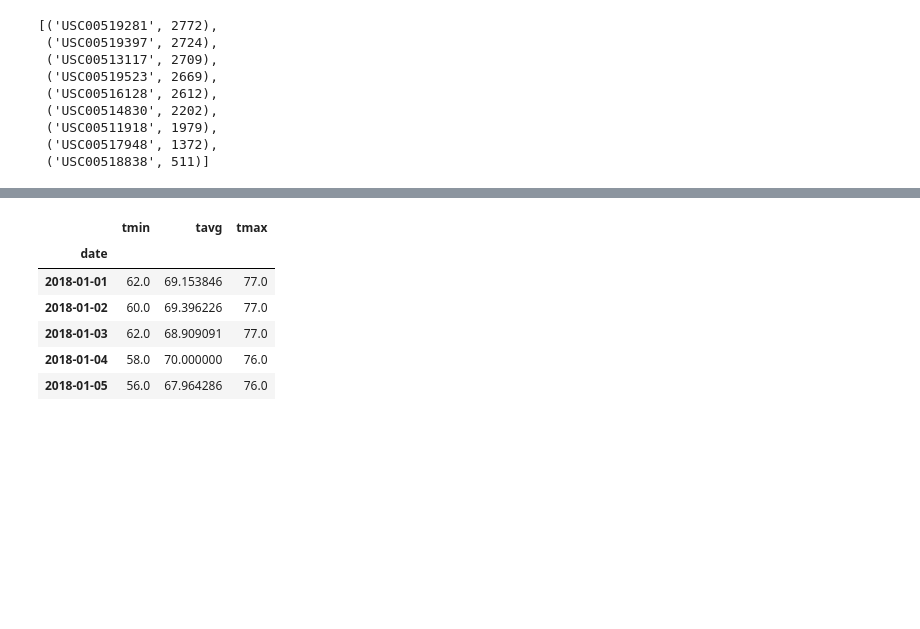
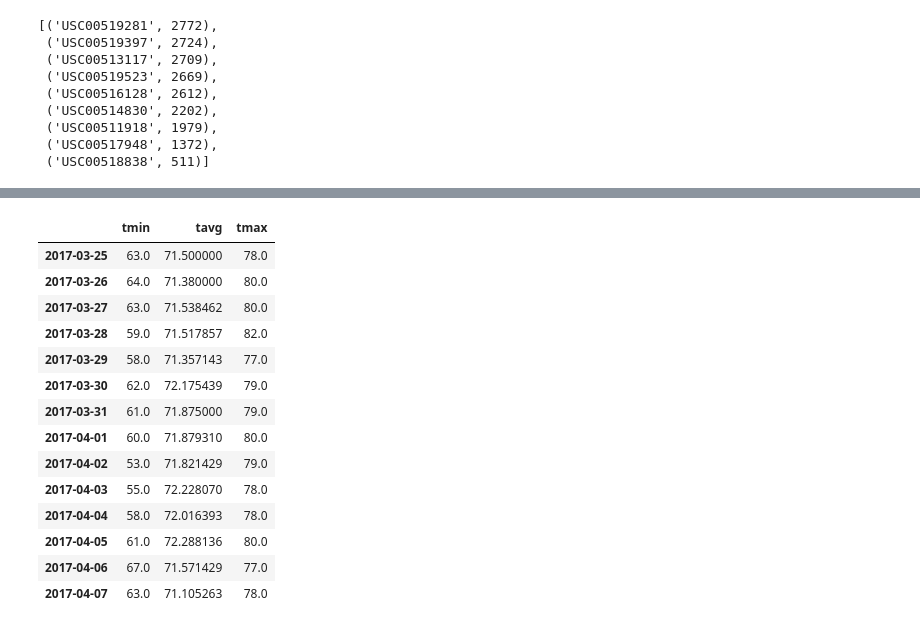
Before and after one commit to imerai/Homework, a Jupyter notebook: HW9/climate.ipynb, the cells around one changed output, grey strips where cells are left out. Saved outputs shown, nothing was run; the diff lists cells and outputs as text; code cells hidden in the pictures; blank space fills up the shorter version.

```diff
--- a/HW9/climate.ipynb
+++ b/HW9/climate.ipynb
@@ -227,19 +286,15 @@ print(calc_temps('2012-02-28', '2012-03-05'))
 # Create a query that will calculate the daily normals
 # (i.e. the averages for tmin, tmax, and tavg for all historic data matching a specific month and day)
 
-def daily_normals(date):
-    """Daily Normals.
-
-    Args:
-        date (str): A date string in the format '%m-%d'
-
-    Returns:
-        A list of tuples containing the daily normals, tmin, tavg, and tmax
-
-    """
-
-    sel = [func.min(Measurement.tobs), func.avg(Measurement.tobs), func.max(Measurement.tobs)]
-    return session.query(*sel).filter(func.strftime("%m-%d", Measurement.date) == date).all()
-
-daily_normals("01-01")
+def daily_normals(day):
+    '''Calculates minimun, average and maximum temperature for a particular day taking into account all years.
+    day - a string in format '%m-%d' '''
+    day_dt = dt.datetime.strptime(day, '%m-%d')
+    tempts = session.query((func.min(Measurement.tobs)), (func.avg(Measurement.tobs)), (func.max(Measurement.tobs))).\
+    filter(func.strftime('%m', Measurement.date) == day_dt.strftime('%m')).\
+    filter(func.strftime('%d', Measurement.date) == day_dt.strftime('%d')).\
+    all()
+    res = [t for t in tempts[0]]
+    return res
+daily_normals("01-31")
 # %% [output]
@@ -255,4 +310,12 @@ daily_normals("01-01")
 # Stip off the year and save a list of %m-%d strings
 
 # Loop through the list of %m-%d strings and calculate the normals for each date
+start_date = "2017-03-25"
+end_date = "2017-04-07"
+vacation_days_short = []
+vacation_days = [dt.datetime.strptime(d[0], '%Y-%m-%d') for d in session.query(Measurement.date).\
+          filter(Measurement.date >= start_date).filter(Measurement.date <= end_date).group_by(Measurement.date).all()]
+for d in vacation_days:
+    vacation_days_short.append(f'{d.month}-{d.day}')
+vacation_days
 # %% [output]
@@ -265,0 +336,6 @@ daily_normals("01-01")
+# %%
+vacation_temps = {}
+for x in range(len(vacation_days_short)):
+    vacation_temps[vacation_days[x]] = daily_normals(vacation_days_short[x])
+    x += 1
+vacation_temps
@@ -266,10 +357,21 @@ daily_normals("01-01")
 # %%
 # Load the previous query results into a Pandas DataFrame and add the `trip_dates` range as the `date` index
+dfdn = pd.DataFrame(vacation_temps).transpose()
+dfdn.columns=['tmin', 'tavg', 'tmax']
+dfdn
 # %% [output]
 |  | tmin | tavg | tmax |
-| date |  |  |  |
-| 2018-01-01 | 62.0 | 69.153846 | 77.0 |
-| 2018-01-02 | 60.0 | 69.396226 | 77.0 |
-| 2018-01-03 | 62.0 | 68.909091 | 77.0 |
-| 2018-01-04 | 58.0 | 70.000000 | 76.0 |
-| 2018-01-05 | 56.0 | 67.964286 | 76.0 |
+| 2017-03-25 | 63.0 | 71.500000 | 78.0 |
+| 2017-03-26 | 64.0 | 71.380000 | 80.0 |
+| 2017-03-27 | 63.0 | 71.538462 | 80.0 |
+| 2017-03-28 | 59.0 | 71.517857 | 82.0 |
+| 2017-03-29 | 58.0 | 71.357143 | 77.0 |
+| 2017-03-30 | 62.0 | 72.175439 | 79.0 |
+| 2017-03-31 | 61.0 | 71.875000 | 79.0 |
+| 2017-04-01 | 60.0 | 71.879310 | 80.0 |
+| 2017-04-02 | 53.0 | 71.821429 | 79.0 |
+| 2017-04-03 | 55.0 | 72.228070 | 78.0 |
+| 2017-04-04 | 58.0 | 72.016393 | 78.0 |
+| 2017-04-05 | 61.0 | 72.288136 | 80.0 |
+| 2017-04-06 | 67.0 | 71.571429 | 77.0 |
+| 2017-04-07 | 63.0 | 71.105263 | 78.0 |
```
Also changed, not shown: parts of 36 cells of this notebook, 6 other files.
